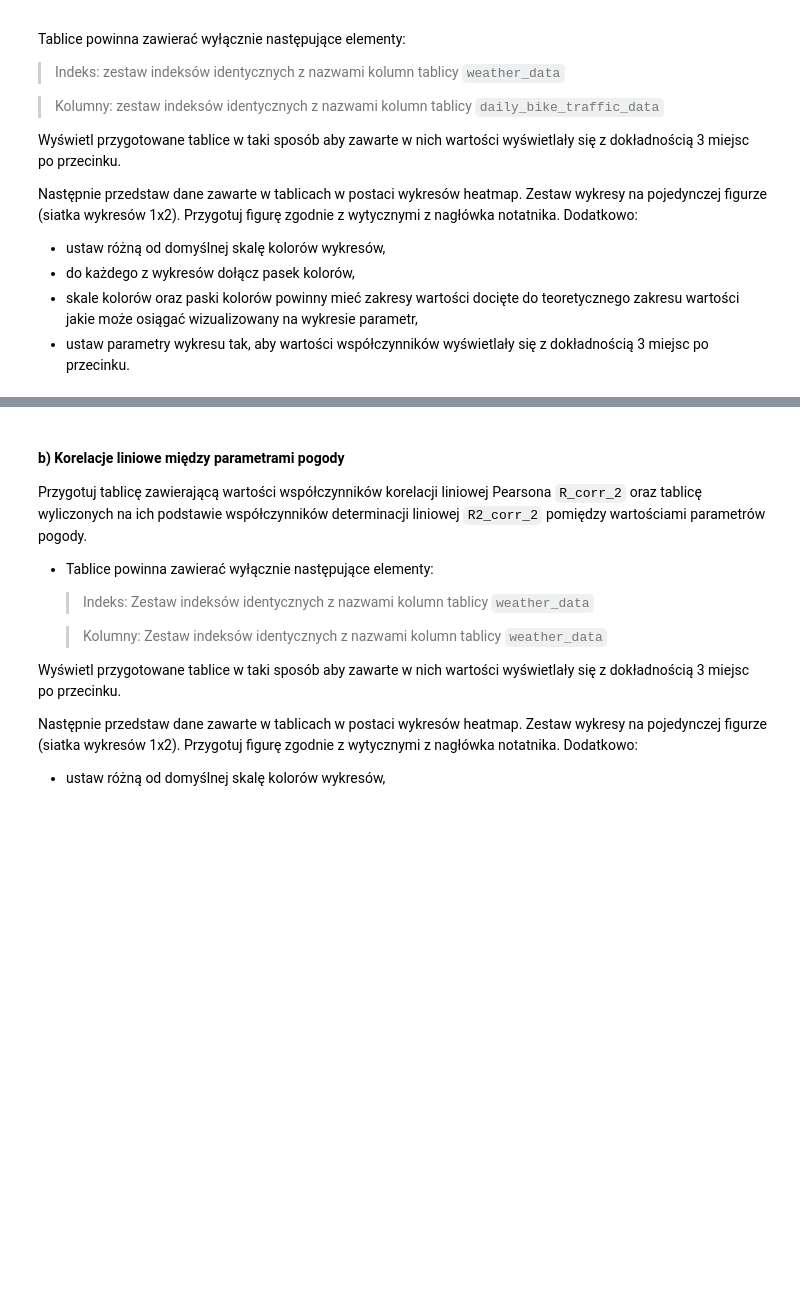
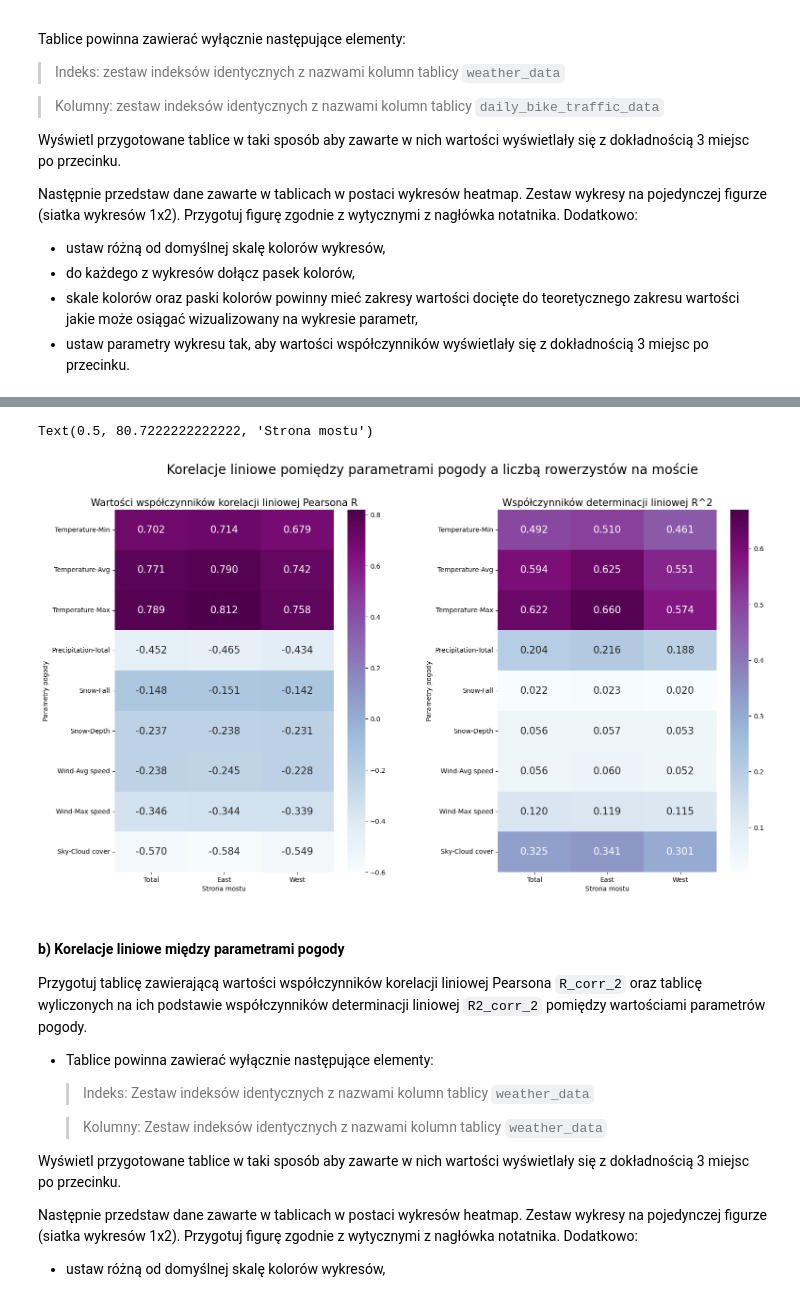
Before and after one commit to zuzannabrauer/dataAnalysisPython, a Jupyter notebook: ZZ03_CZ03.ipynb, the cells around one changed output, grey strips where cells are left out. Saved outputs shown, nothing was run; the diff lists cells and outputs as text; code cells hidden in the pictures; blank space fills up the shorter version.

```diff
--- a/ZZ03_CZ03.ipynb
+++ b/ZZ03_CZ03.ipynb
@@ -103,6 +103,9 @@ Następnie przedstaw dane zawarte w tablicach w postaci wykresów heatmap. Zesta
 - ustaw parametry wykresu tak, aby wartości współczynników wyświetlały się z dokładnością 3 miejsc po przecinku.
 # %%
 # Tabela R
-# YOUR CODE HERE
-raise NotImplementedError()
+corr_df=pd.concat([weather_data,daily_bike_traffic_data],axis=1)
+R_corr_1=corr_df.corr(method='pearson')
+R_corr_1=R_corr_1.loc[weather_data.columns,daily_bike_traffic_data.columns]
+R_corr_1.index=weather_data.columns
+R_corr_1.style.format(precision=3)
 # %% [output]
@@ -110,4 +122,4 @@ NotImplementedError:
 # %%
 # Tabela R^2
-# YOUR CODE HERE
-raise NotImplementedError()
+R2_corr_1=R_corr_1**2
+R2_corr_1.style.format(precision=3)
@@ -125,8 +148,20 @@ assert np.isclose(R2_corr_1.loc[("Precipitation", "Total"), "East"], 0.216026056
 assert np.isclose(R2_corr_1.loc[("Sky", "Cloud cover"), "West"], 0.3012666920823503)
 # %%
 # Wykresy
-# YOUR CODE HERE
-raise NotImplementedError()
+fig,ax=plt.subplots(1,2,figsize=(18,10),facecolor='white')
+fig.suptitle('Korelacje liniowe pomiędzy parametrami pogody a liczbą rowerzystów na moście',fontsize=20)
+plt.subplots_adjust(wspace=0.4)
+sns.heatmap(R_corr_1,ax=ax[0],annot=True,annot_kws={"size": 15},fmt='.3f',cmap='BuPu',vmin=-0.6,vmax=0.82)
+ax[0].set_title('Wartości współczynników korelacji liniowej Pearsona R',fontsize=15)
+ax[0].set_ylabel('Parametry pogody')
+ax[0].set_xlabel('Strona mostu')
+sns.heatmap(R2_corr_1,ax=ax[1],annot=True,annot_kws={"size": 15},fmt='.3f',cmap='BuPu',vmin=0.02,vmax=0.67)
+ax[1].set_title('Współczynników determinacji liniowej R^2',fontsize=15)
+ax[1].set_ylabel('Parametry pogody')
+ax[1].set_xlabel('Strona mostu')
+# %% [output]
+Text(0.5, 80.7222222222222, 'Strona mostu')
+[figure, added]
 # %% [markdown]
 #### b) Korelacje liniowe między parametrami pogody
 
```
Also changed, not shown: parts of 6 cells of this notebook.
